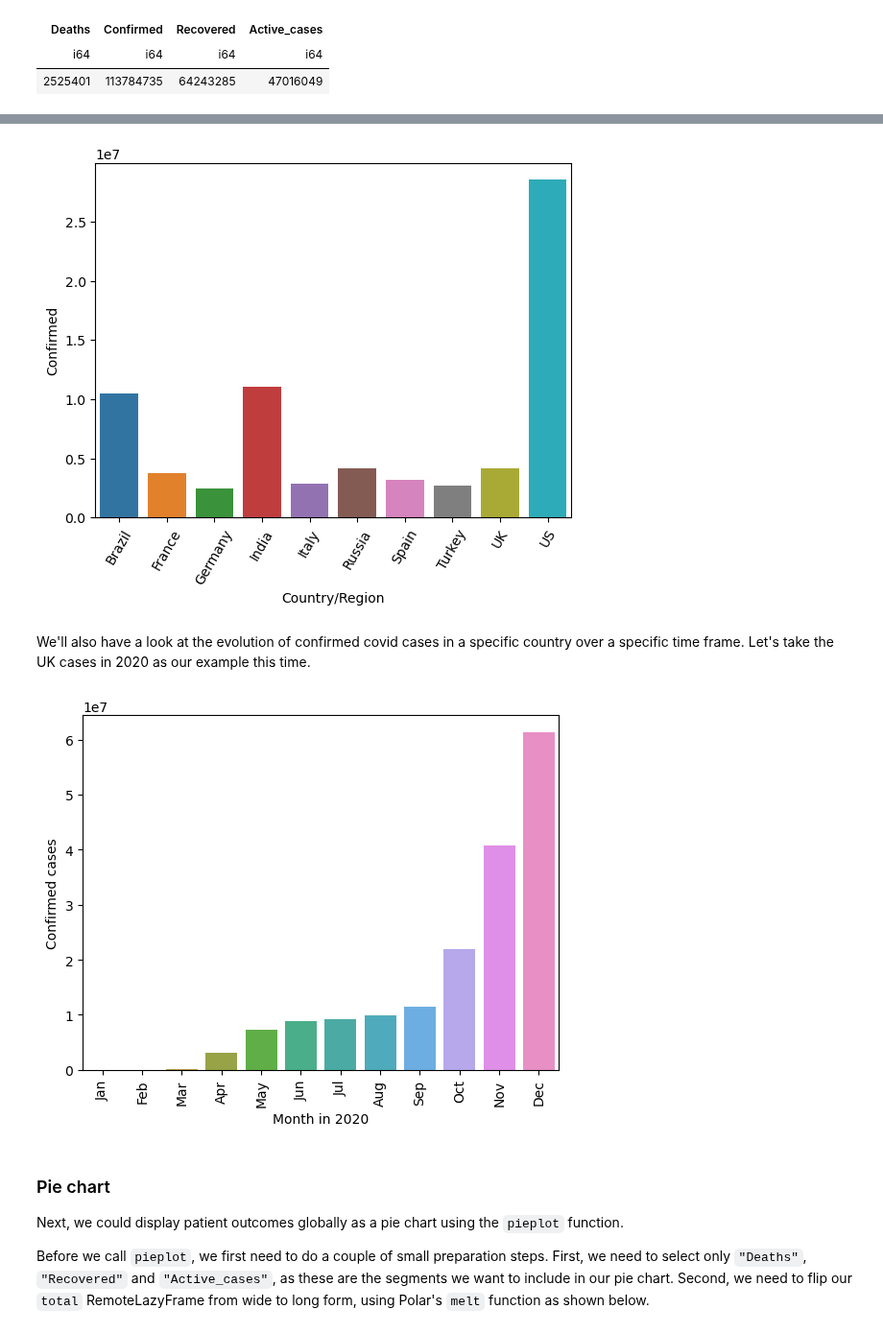
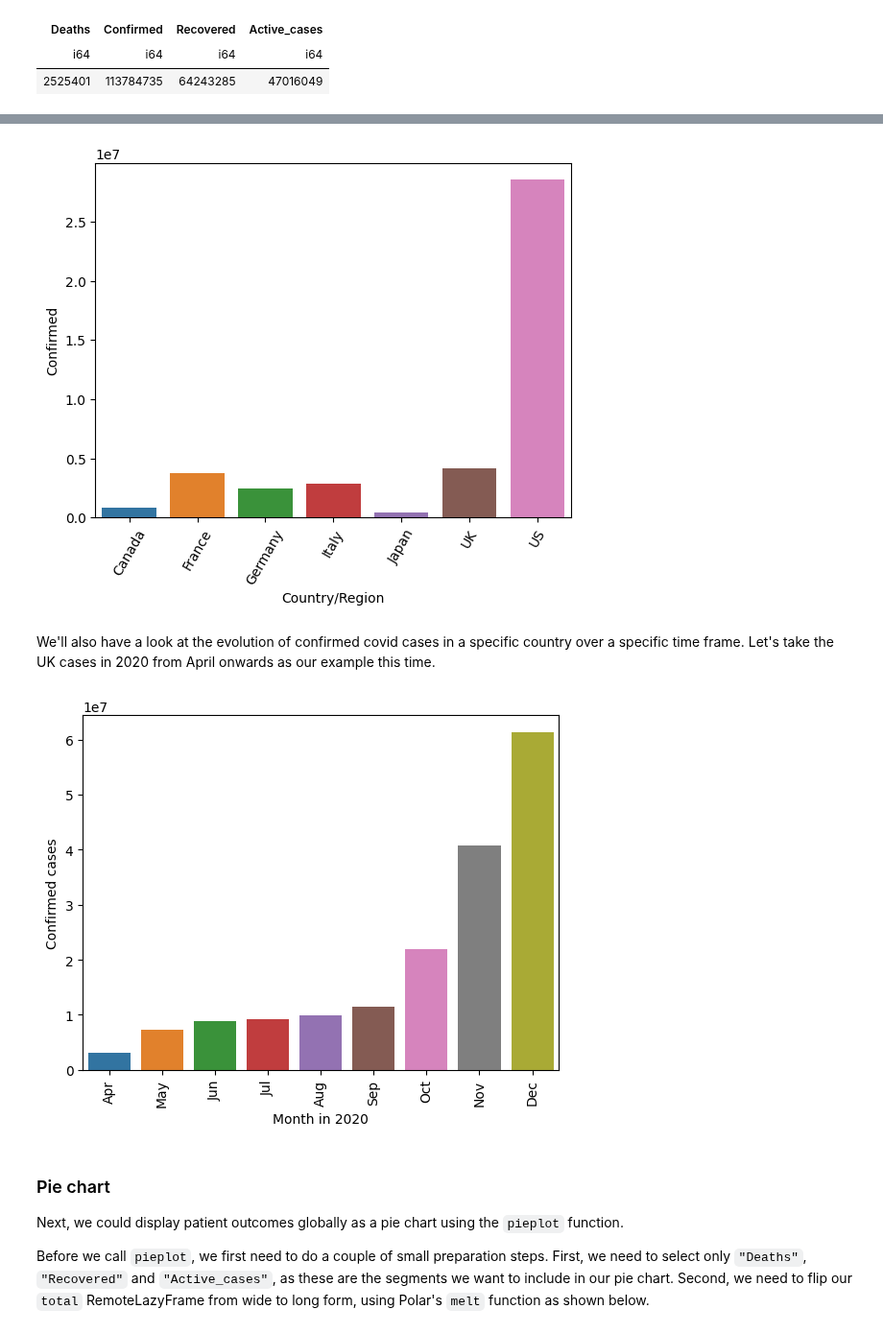
Before and after one commit to mithril-security/bastionlab, a Jupyter notebook: docs/docs/how-to-guides/covid_cleaning_exploration.ipynb, the cells around one changed output, grey strips where cells are left out. Shown at 96% size. Cells and saved outputs as stored; diff of their text form; code cells hidden in the pictures.

```diff
--- a/docs/docs/how-to-guides/covid_cleaning_exploration.ipynb
+++ b/docs/docs/how-to-guides/covid_cleaning_exploration.ipynb
@@ -58,6 +58,6 @@ import polars as pl
 
 df = pl.read_csv("covid_19_data.csv")
 
-connection = Connection("localhost", 50056)
+connection = Connection("localhost")
 # %% [markdown]
 Finally, we send the Polar's DataFrame instance to the server using Bastionlab's `polars.send_df()` method which will return a `RemoteLazyFrame` instance, a reference to the DataFrame uploaded. We will be working with it throughout this tutorial.
@@ -73,3 +64,5 @@ rdf = connection.client.polars.send_df(df, policy=policy)
+# %%
+rdf = connection.client.polars.send_df(df)
 # %% [markdown]
 We can now see the list of column names in the dataset by using RemoteDataFrame's `columns()` method.
 # %%
@@ -179,8 +180,12 @@ test = (
 print(test.collect().fetch())
 
 rdf = rdf.with_column(
-    pl.when(pl.col("Country/Region") == "Mainland China")
-    .then("China")
+    pl.when(pl.col("Country/Region") == " Azerbaijan")
+    .then("Azerbaijan")
+    .when(pl.col("Country/Region") == "('St. Martin',)")
+    .then("St. Martin")
+    .when(pl.col("Country/Region").str.starts_with("Congo"))
+    .then("Republic of the Congo")
     .otherwise(pl.col("Country/Region"))
     .alias("Country/Region")
 )
@@ -308,55 +306,53 @@ We can now easily visualize out `top_10` RemoteLazyFrame this using the `barplot
 
 We then simply supply the `x` and `y` columns as arguments to the `barplot()` function to get our bar chart visualization. Then we use matplotlib pyplot's `xticks` function to rotate the `x` axes labels by `60` degrees to avoid them overlapping.
 # %%
-top_10.barplot(y="Confirmed", x="Country/Region")
+G7_cases.barplot(y="Confirmed", x="Country/Region")
 
 import matplotlib.pyplot as plt
 
 plt.xticks(rotation=60)
 plt.show()
 # %% [output]
-[figure, old version]
+[figure, new version]
 # %% [markdown]
-We'll also have a look at the evolution of confirmed covid cases in a specific country over a specific time frame. Let's take the UK cases in 2020 as our example this time.
+We'll also have a look at the evolution of confirmed covid cases in a specific country over a specific time frame. Let's take the UK cases in 2020 from April onwards as our example this time.
 # %%
 # get UK 2020 only dataframe and group by month
 UK = (
     rdf.filter(
         (pl.col("Country/Region") == "UK")
         & (pl.col("ObservationDate").dt.year() == 2020)
+        & (pl.col("ObservationDate").dt.month() > 3)  # get data for April-December 2020
     )
     .groupby(pl.col("ObservationDate").dt.month())
     .agg(pl.col("Confirmed").sum())
     .sort(pl.col("ObservationDate"))
 )
 
 UK.barplot(x="ObservationDate", y="Confirmed")
 # set x and y labels
 plt.ylabel("Confirmed cases")
 plt.xlabel("Month in 2020")
 
 # set x axis labels and totates X-Axis labels by 90 degrees
 plt.xticks(
-    [0, 1, 2, 3, 4, 5, 6, 7, 8, 9, 10, 11],
+    [0, 1, 2, 3, 4, 5, 6, 7, 8],
     [
-        "Jan",
-        "Feb",
-        "Mar",
         "Apr",
         "May",
         "Jun",
         "Jul",
         "Aug",
         "Sep",
         "Oct",
         "Nov",
         "Dec",
     ],
     rotation=90,
 )
 plt.show()
 # %% [output]
-[figure, old version]
+[figure, new version]
 # %% [markdown]
 ### Pie chart
 
```
Also changed, not shown: parts of 21 cells of this notebook, 1 other file.
